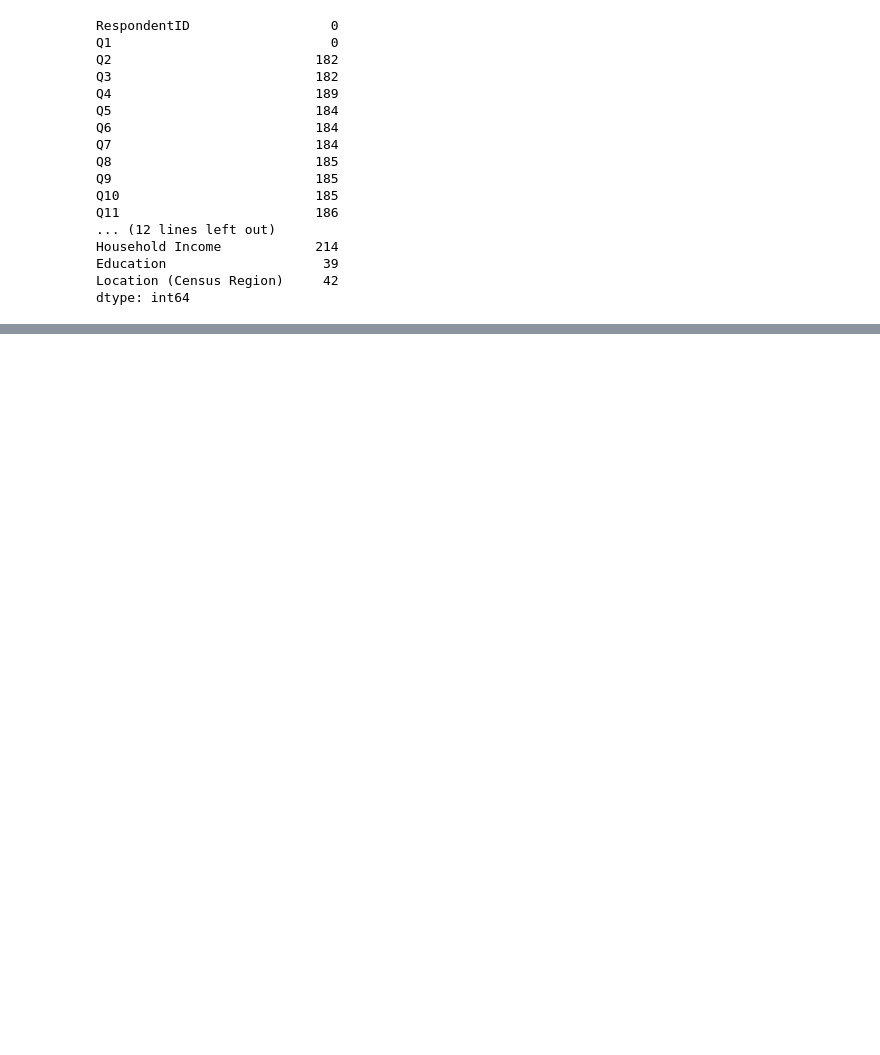
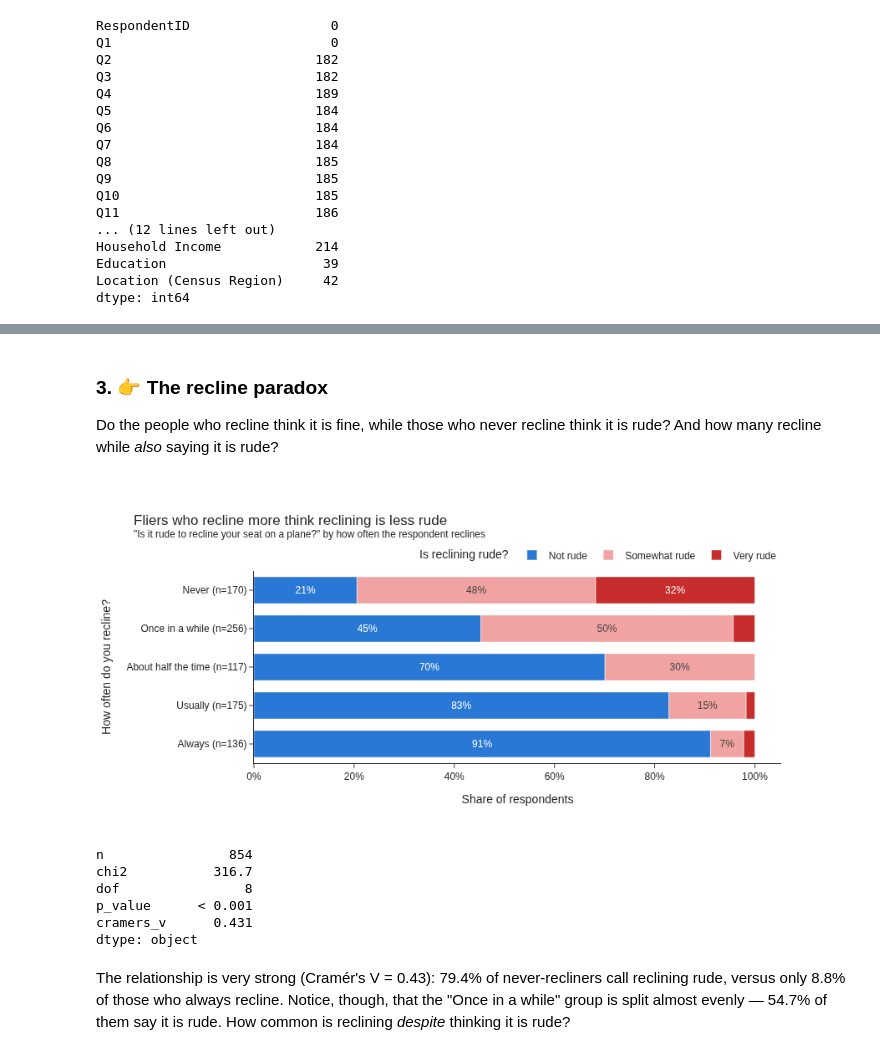
Before and after one commit to subwaymatch/analytics-case-development, a Jupyter notebook: flying-etiquette-survey-analysis/survey-analysis.ipynb, the cells around one changed output, grey strips where cells are left out. Saved outputs shown, nothing was run; the diff lists cells and outputs as text; code cells hidden in the pictures; blank space fills up the shorter version.

```diff
--- a/flying-etiquette-survey-analysis/survey-analysis.ipynb
+++ b/flying-etiquette-survey-analysis/survey-analysis.ipynb
@@ -205,0 +304,10 @@ Q6: In a row of two seats, who should get to use the middle arm rest?
+# %%
+df['Household Income'] = df['Household Income'].replace({'150000': '$150,000+'})  # fix inconsistent label
+INCOME_ORDER = ['$0 - $24,999', '$25,000 - $49,999', '$50,000 - $99,999', '$100,000 - $149,999', '$150,000+']
+
+never_by_income = (df.assign(never_flies=df['Q1'].eq('Never'))
+                     .groupby('Household Income', as_index=False)
+                     .agg(respondents=('never_flies', 'size'), share_never_fly=('never_flies', 'mean'))
+                     .set_index('Household Income').reindex(INCOME_ORDER))
+never_by_income['share_never_fly'] = never_by_income['share_never_fly'].round(3)
+never_by_income
@@ -205,0 +477,38 @@ Q6: In a row of two seats, who should get to use the middle arm rest?
+# %% [markdown]
+### 3. 👉 The recline paradox
+
+Do the people who recline think it is fine, while those who never recline think it is rude? And how many recline while *also* saying it is rude?
+# %%
+recline_rude = (fliers.dropna(subset=['Q12_label'])
+                     .groupby(['recline_freq', 'Q12_label'], observed=True, as_index=False)
+                     .agg(respondents=('RespondentID', 'size')))
+recline_rude['share'] = recline_rude['respondents'] / recline_rude.groupby('recline_freq', observed=True)['respondents'].transform('sum')
+group_n = recline_rude.groupby('recline_freq', observed=True)['respondents'].sum()
+recline_rude['group'] = recline_rude['recline_freq'].map(lambda r: f'{r} (n={group_n[r]})').astype(str)
+
+fig = px.bar(recline_rude, x='share', y='group', color='Q12_label', orientation='h',
+             color_discrete_map=RUDE_COLORS, category_orders={'Q12_label': list(RUDE_COLORS),
+                 'group': [f'{r} (n={group_n[r]})' for r in RECLINE_ORDER]},
+             text=recline_rude['share'].map(lambda s: f'{s:.0%}' if s >= 0.05 else ''),
+             labels={'share': 'Share of respondents', 'group': 'How often do you recline?',
+                     'Q12_label': 'Is reclining rude?'},
+             title='Fliers who recline more think reclining is less rude'
+                   '<br><sup>"Is it rude to recline your seat on a plane?" by how often the respondent reclines</sup>')
+fig.update_traces(textposition='inside', insidetextanchor='middle', hovertemplate='%{y}<br>%{x:.1%}<extra></extra>')
+fig.update_layout(xaxis_tickformat='.0%', height=420, width=900, bargap=0.3,
+                  legend=dict(orientation='h', y=1.02, x=1, xanchor='right', yanchor='bottom'),
+                  margin=dict(t=110))
+fig.show()
+# %% [output]
+[figure, added]
+# %%
+chi_square(fliers['recline_freq'], fliers['Q12_label'])
+# %% [output]
+n                854
+chi2           316.7
+dof                8
+p_value      < 0.001
+cramers_v      0.431
+dtype: object
+# %% [markdown]
+The relationship is very strong (Cramér's V = 0.43): 79.4% of never-recliners call reclining rude, versus only 8.8% of those who always recline. Notice, though, that the "Once in a while" group is split almost evenly — 54.7% of them say it is rude. How common is reclining *despite* thinking it is rude?
```
Also changed, not shown: parts of 62 cells of this notebook.
